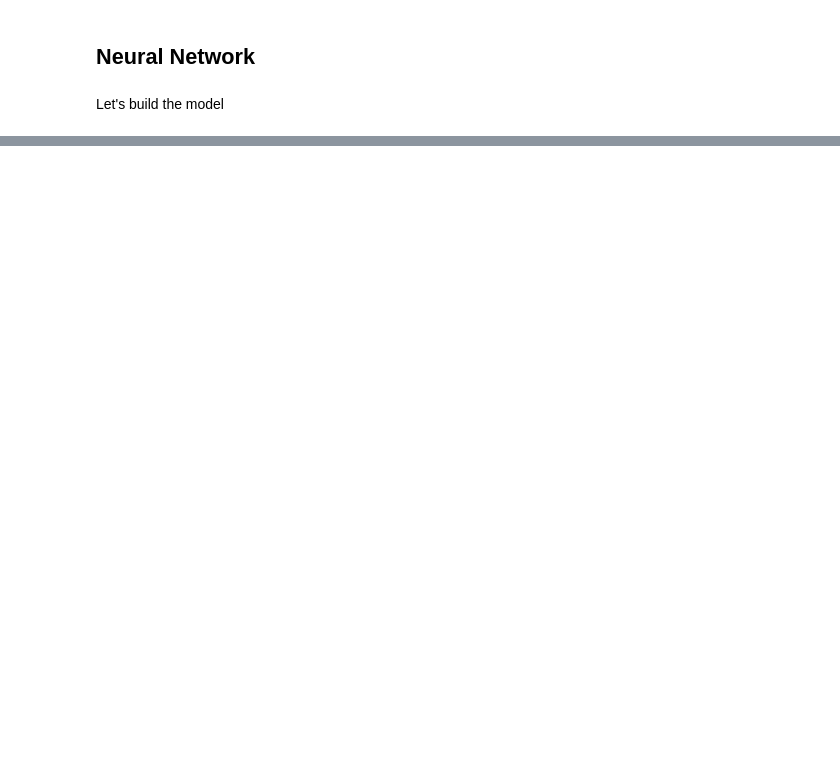
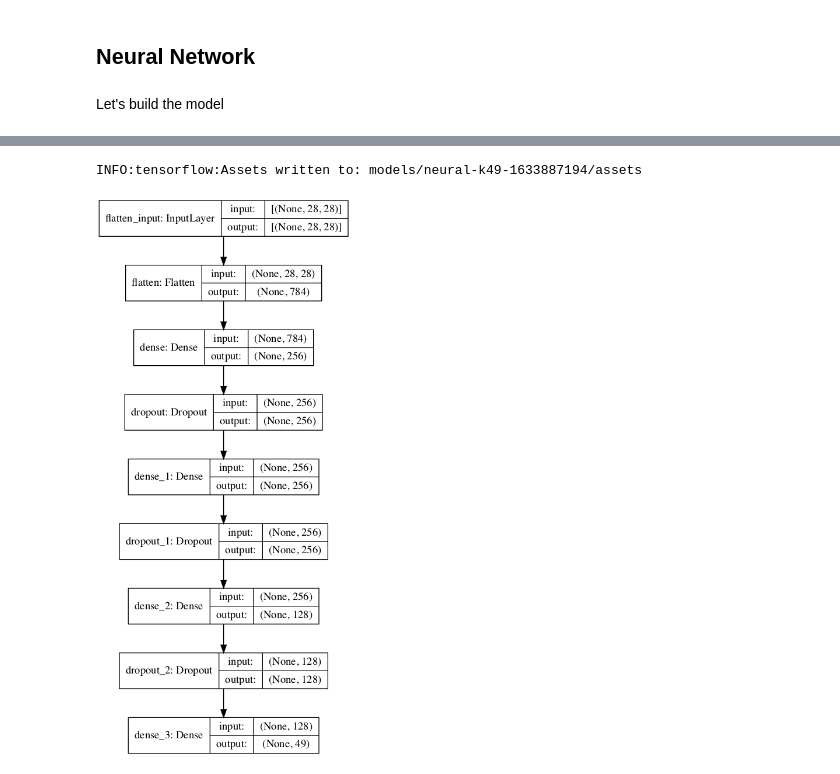
Before and after one commit to nicholasosaka/kuzushiji-ocr, a Jupyter notebook: kuzushiji-neural.ipynb, the cells around one changed output, grey strips where cells are left out. Drawn from its saved outputs; the diff is of its cells as text; code cells hidden in the pictures; blank space fills up the shorter version.

```diff
--- a/kuzushiji-neural.ipynb
+++ b/kuzushiji-neural.ipynb
@@ -139,3 +130,9 @@ Y_val = Y_val.astype('float32')
+# %%
+from sklearn.preprocessing import StandardScaler
+scaler = StandardScaler()
+# %%
+X_tr_scaled = scaler.fit_transform(X_tr.reshape((X_tr.shape[0], 28*28))).reshape((X_tr.shape[0], 28, 28))
+X_val_scaled = scaler.fit_transform(X_val.reshape((X_val.shape[0], 28*28))).reshape((X_val.shape[0], 28, 28))
 # %% [markdown]
 ## Neural Network
 # %%
@@ -143,22 +140,24 @@ from tensorflow.keras.layers import Flatten, Dense, Dropout
 # %% [markdown]
 Let's build the model
 # %%
+tf.keras.backend.clear_session() # so that layer names don't keep incrementing
+
 model_name = f"neural-{dataset}-{int(time.time())}"
 model = tf.keras.models.Sequential([
     Flatten(input_shape=(28,28)),
     Dense(256, activation='relu'),
-    Dropout(0.25),
+    Dropout(0.2,),
     Dense(256, activation='relu'),
     Dropout(0.25),
     Dense(128, activation='relu'),
-    Dropout(0.5),
+    Dropout(0.3),
     Dense(Y_tr_onehot.shape[1], activation='softmax')
 ], name=model_name)
 
 model.compile(
     optimizer=tf.keras.optimizers.Adam(learning_rate=1e-3),
     loss=tf.keras.losses.SparseCategoricalCrossentropy(from_logits=True),
-    metrics=['accuracy']
+    metrics=[tf.keras.metrics.SparseCategoricalAccuracy()]
 )
 
 model.summary()
@@ -182,11 +181,11 @@ Non-trainable params: 0
 _________________________________________________________________
 # %%
 history = model.fit(
-    X_tr_bin,
+    X_tr_scaled,
     Y_tr,
     epochs=30,
-    batch_size=32,
-    validation_data=(X_val_bin, Y_val),
+    batch_size=128,
+    validation_data=(X_val_scaled, Y_val),
     callbacks=[
         tf.keras.callbacks.EarlyStopping(monitor='loss', min_delta=1e-2, patience=3)
     ]
@@ -243,3 +242,4 @@ plt.show()
 # %%
 model.save(f'models/{model_name}')
+tf.keras.utils.plot_model(model, f"models/{model_name}.png", show_shapes=True)
 # %% [output]
@@ -246,0 +247,2 @@ INFO:tensorflow:Assets written to: models/neural-k49-1633641505/assets
+INFO:tensorflow:Assets written to: models/neural-k49-1633887194/assets
+[figure, added]
```
Also changed, not shown: parts of 12 cells of this notebook, 4 other files.
